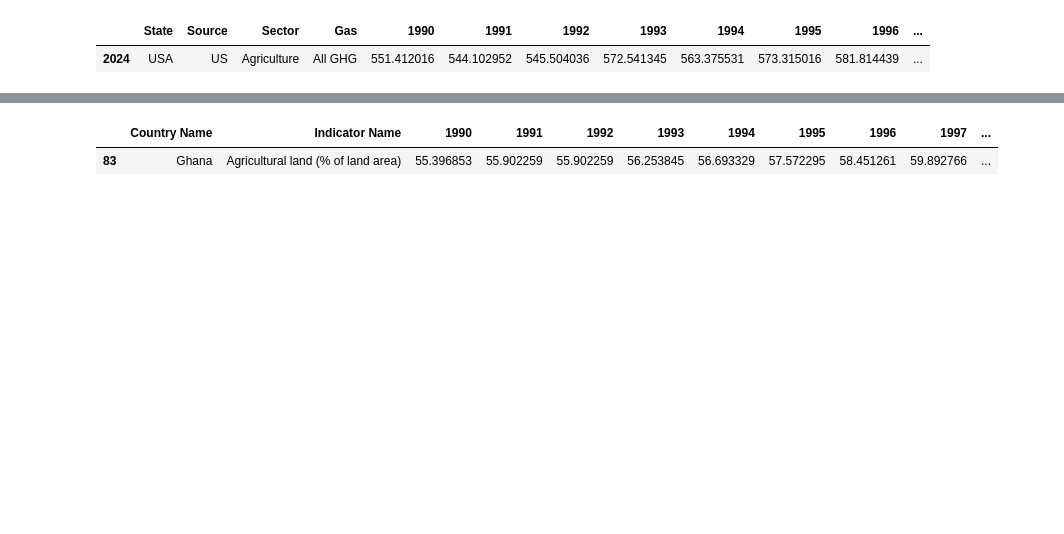
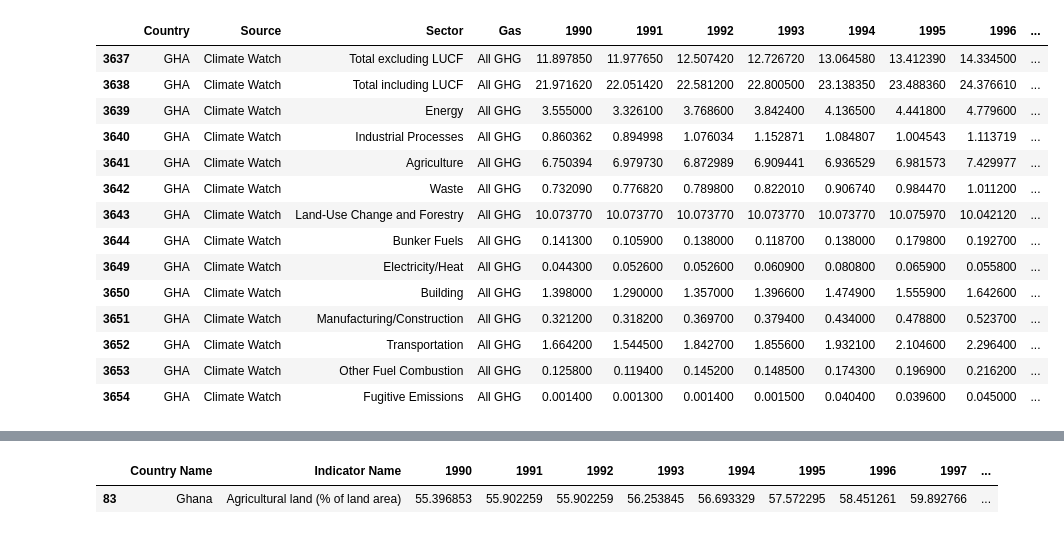
Before and after one commit to Dkconway4/Carbon-Emissions-Project, a Jupyter notebook: Project1_Carbon_Emissions-Copy1.ipynb, the cells around one changed output, grey strips where cells are left out. Drawn from its saved outputs; the diff is of its cells as text; code cells hidden in the pictures; blank space fills up the shorter version.

```diff
--- a/Project1_Carbon_Emissions-Copy1.ipynb
+++ b/Project1_Carbon_Emissions-Copy1.ipynb
@@ -28,27 +43,49 @@ food_security
 # %%
 #separate US data by state, sector, and gas type. sum the total gas emissions for each year
 #US data frames to use: us_df_state, us_df_sector, us_df_gas, us_df_sum
 us_df_state = us_df.groupby(['State']).sum()
 us_df_state = us_df_state.style.format('{:.3f}')
 us_df_sector = us_df.groupby(['Sector']).sum()
 us_df_sector = us_df_sector.style.format('{:.3f}')
 us_df_gas = us_df.groupby(['Gas']).sum()
 us_df_sum = pd.DataFrame(us_df_gas.sum(axis=0)).T.rename(index={0:'US Total'}).style.format('{:.3f}')
 us_df_gas = us_df_gas.style.format('{:.3f}')
 
-
-
 #"all ghg" row needs to be filtered first for usa total
 
 us_ghg=us_df[us_df['Gas']=='All GHG']
 
 #filter agriculture sector for usa
 us_ghg2=us_ghg[us_ghg['Sector'].str.contains('Agriculture')]
 
 #total GHG emissions for Agriculture
 us_ghg_total= us_ghg2[us_ghg2['State']=="USA"]
 
-us_ghg_total
+#Display all GHG by sector for USA
+
+us_sectors= us_df[us_df['State']=='USA']
+ghg_us_sectors= us_sectors[us_sectors['Gas']=='All GHG']
+
+#Display all GHG by sector for Ghana
+ghg_ghana_sectors= ghana_df[ghana_df['Gas']=='All GHG']
+ghg_ghana_sectors
+
+
+
+#create a stacked bar chart to display emissions by sector
 # %% [output]
-|  | State | Source | Sector | Gas | 1990 | 1991 | 1992 | 1993 | 1994 | 1995 | 1996 | ... |
-| 2024 | USA | US | Agriculture | All GHG | 551.412016 | 544.102952 | 545.504036 | 572.541345 | 563.375531 | 573.315016 | 581.814439 | ... |
+|  | Country | Source | Sector | Gas | 1990 | 1991 | 1992 | 1993 | 1994 | 1995 | 1996 | ... |
+| 3637 | GHA | Climate Watch | Total excluding LUCF | All GHG | 11.897850 | 11.977650 | 12.507420 | 12.726720 | 13.064580 | 13.412390 | 14.334500 | ... |
+| 3638 | GHA | Climate Watch | Total including LUCF | All GHG | 21.971620 | 22.051420 | 22.581200 | 22.800500 | 23.138350 | 23.488360 | 24.376610 | ... |
+| 3639 | GHA | Climate Watch | Energy | All GHG | 3.555000 | 3.326100 | 3.768600 | 3.842400 | 4.136500 | 4.441800 | 4.779600 | ... |
+| 3640 | GHA | Climate Watch | Industrial Processes | All GHG | 0.860362 | 0.894998 | 1.076034 | 1.152871 | 1.084807 | 1.004543 | 1.113719 | ... |
+| 3641 | GHA | Climate Watch | Agriculture | All GHG | 6.750394 | 6.979730 | 6.872989 | 6.909441 | 6.936529 | 6.981573 | 7.429977 | ... |
+| 3642 | GHA | Climate Watch | Waste | All GHG | 0.732090 | 0.776820 | 0.789800 | 0.822010 | 0.906740 | 0.984470 | 1.011200 | ... |
+| 3643 | GHA | Climate Watch | Land-Use Change and Forestry | All GHG | 10.073770 | 10.073770 | 10.073770 | 10.073770 | 10.073770 | 10.075970 | 10.042120 | ... |
+| 3644 | GHA | Climate Watch | Bunker Fuels | All GHG | 0.141300 | 0.105900 | 0.138000 | 0.118700 | 0.138000 | 0.179800 | 0.192700 | ... |
+| 3649 | GHA | Climate Watch | Electricity/Heat | All GHG | 0.044300 | 0.052600 | 0.052600 | 0.060900 | 0.080800 | 0.065900 | 0.055800 | ... |
+| 3650 | GHA | Climate Watch | Building | All GHG | 1.398000 | 1.290000 | 1.357000 | 1.396600 | 1.474900 | 1.555900 | 1.642600 | ... |
+| 3651 | GHA | Climate Watch | Manufacturing/Construction | All GHG | 0.321200 | 0.318200 | 0.369700 | 0.379400 | 0.434000 | 0.478800 | 0.523700 | ... |
+| 3652 | GHA | Climate Watch | Transportation | All GHG | 1.664200 | 1.544500 | 1.842700 | 1.855600 | 1.932100 | 2.104600 | 2.296400 | ... |
+| 3653 | GHA | Climate Watch | Other Fuel Combustion | All GHG | 0.125800 | 0.119400 | 0.145200 | 0.148500 | 0.174300 | 0.196900 | 0.216200 | ... |
+| 3654 | GHA | Climate Watch | Fugitive Emissions | All GHG | 0.001400 | 0.001300 | 0.001400 | 0.001500 | 0.040400 | 0.039600 | 0.045000 | ... |
```
Also changed, not shown: parts of 7 cells of this notebook.
